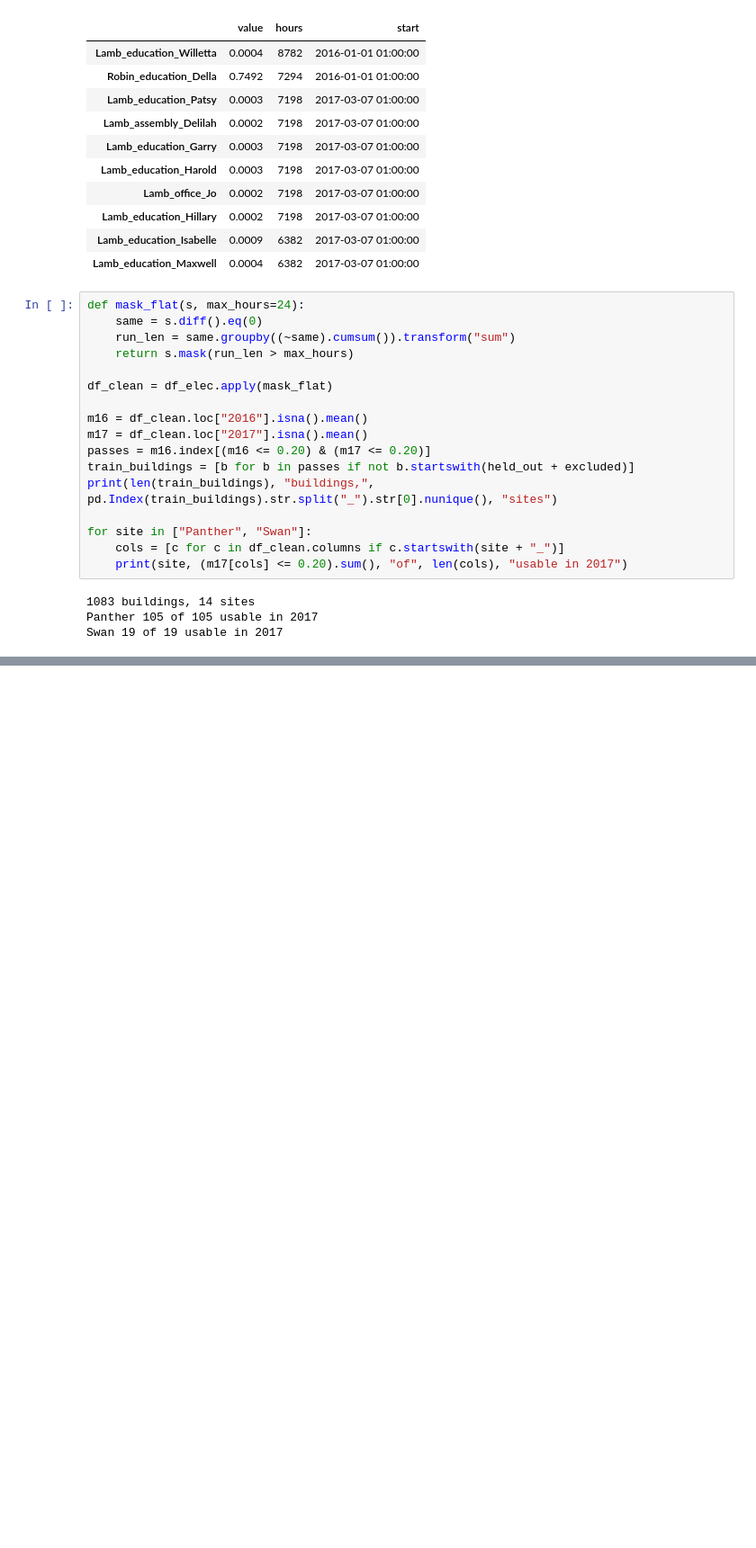
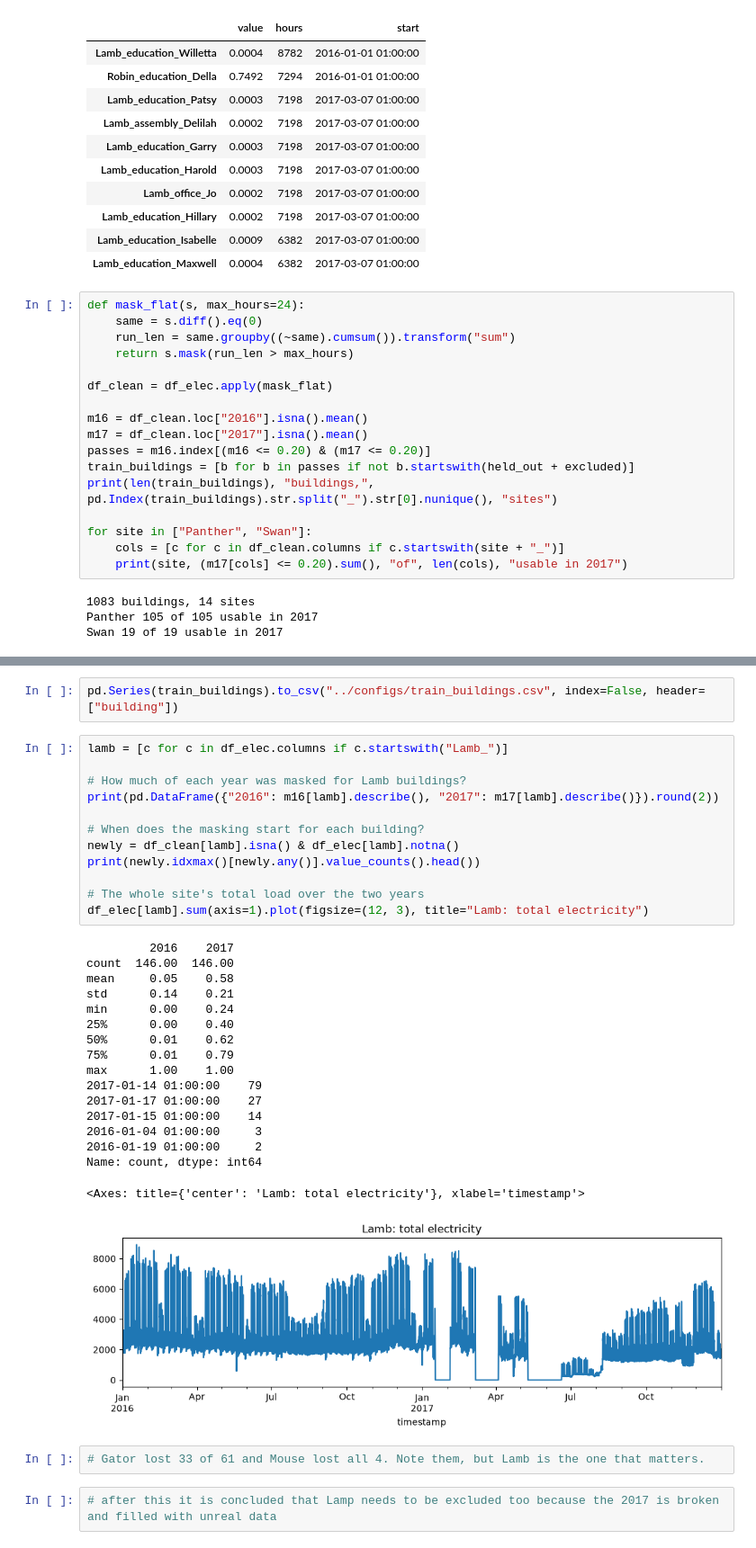
Before and after one commit to sevilkhojasteh/building-energy-trust, a Jupyter notebook: notebooks/01_explore.ipynb, the cells around one changed output, grey strips where cells are left out. Shown at 90% size. Cells and saved outputs as stored; diff of their text form; blank space fills up the shorter version.

```diff
--- a/notebooks/01_explore.ipynb
+++ b/notebooks/01_explore.ipynb
@@ -598,0 +618,36 @@ Swan 19 of 19 usable in 2017
+# %%
+pd.Series(train_buildings).to_csv("../configs/train_buildings.csv", index=False, header=["building"])
+# %%
+lamb = [c for c in df_elec.columns if c.startswith("Lamb_")]
+
+# How much of each year was masked for Lamb buildings?
+print(pd.DataFrame({"2016": m16[lamb].describe(), "2017": m17[lamb].describe()}).round(2))
+
+# When does the masking start for each building?
+newly = df_clean[lamb].isna() & df_elec[lamb].notna()
+print(newly.idxmax()[newly.any()].value_counts().head())
+
+# The whole site's total load over the two years
+df_elec[lamb].sum(axis=1).plot(figsize=(12, 3), title="Lamb: total electricity")
+# %% [output]
+         2016    2017
+count  146.00  146.00
+mean     0.05    0.58
+std      0.14    0.21
+min      0.00    0.24
+25%      0.00    0.40
+50%      0.01    0.62
+75%      0.01    0.79
+max      1.00    1.00
+2017-01-14 01:00:00    79
+2017-01-17 01:00:00    27
+2017-01-15 01:00:00    14
+2016-01-04 01:00:00     3
+2016-01-19 01:00:00     2
+Name: count, dtype: int64
+<Axes: title={'center': 'Lamb: total electricity'}, xlabel='timestamp'>
+[figure, added]
+# %%
+# Gator lost 33 of 61 and Mouse lost all 4. Note them, but Lamb is the one that matters.
+# %%
+# after this it is concluded that Lamp needs to be excluded too because the 2017 is broken and filled with unreal data
```
Also changed, not shown: parts of 8 cells of this notebook.
